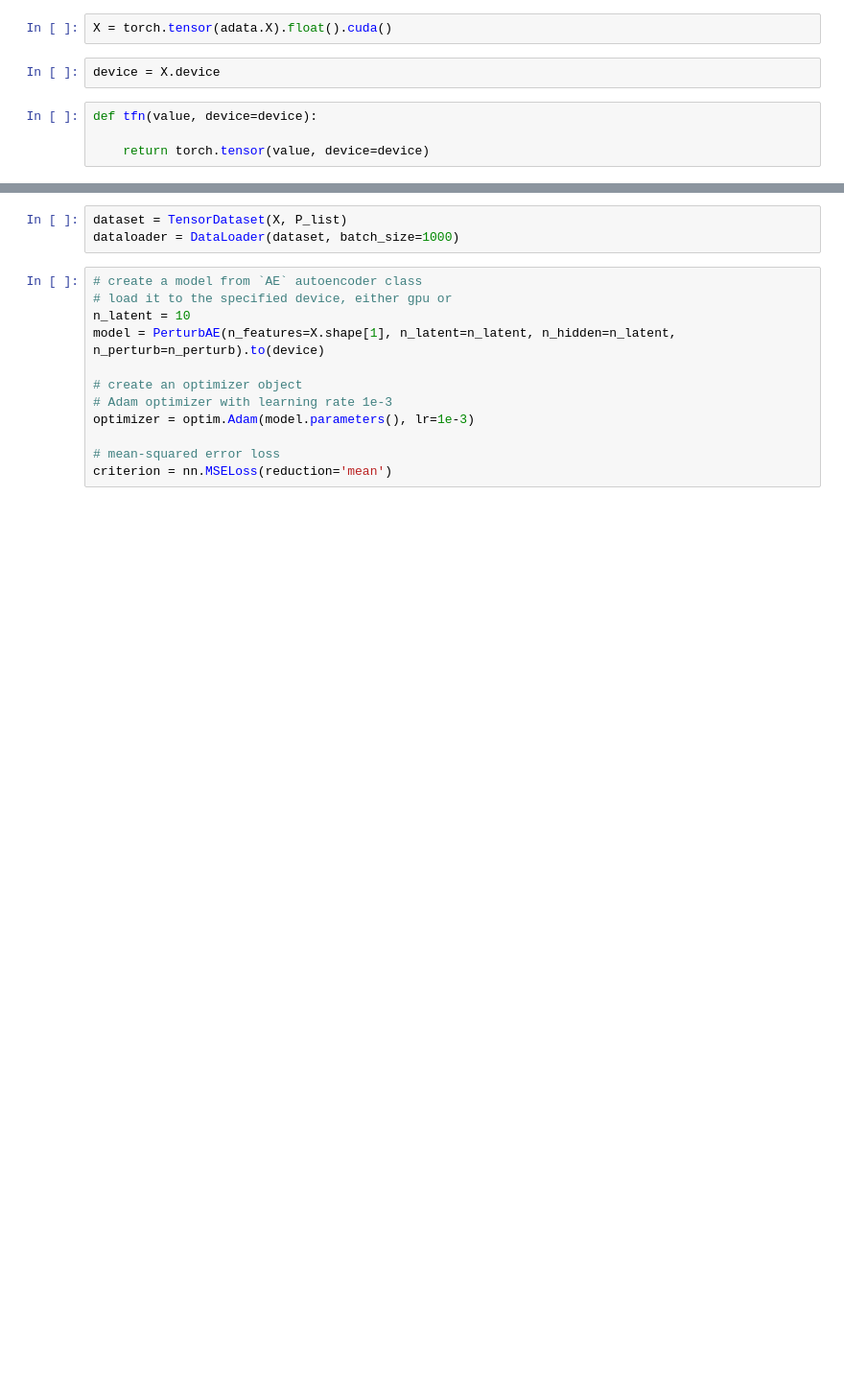
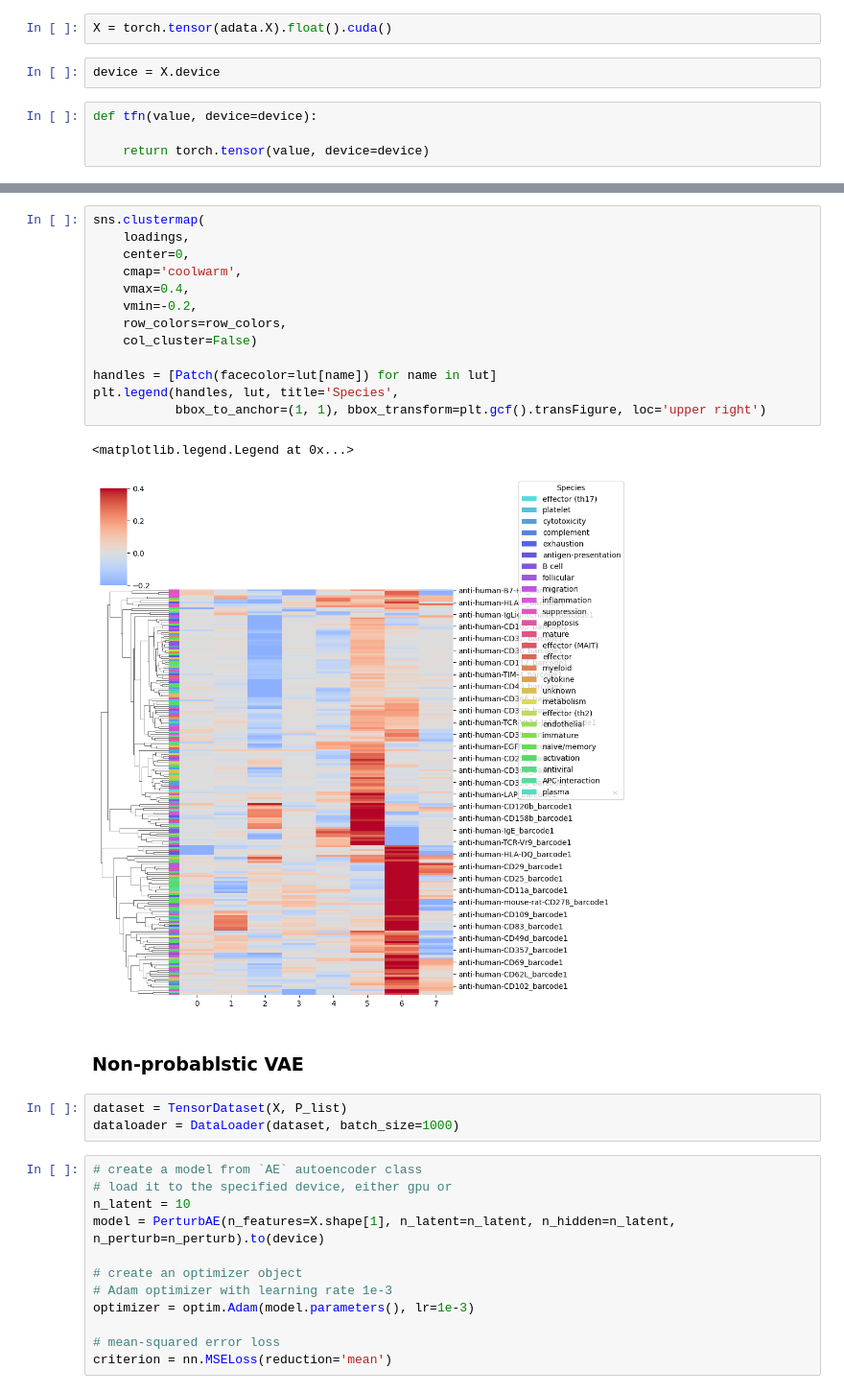
Before and after one commit to mincheoly/PerturbVI, a Jupyter notebook: examples/scitoscreen.ipynb, the cells around one changed output, grey strips where cells are left out. Shown: that part at 96% size. Saved outputs shown, nothing was run; the diff lists cells and outputs as text; blank space fills up the shorter version.

```diff
--- a/examples/scitoscreen.ipynb
+++ b/examples/scitoscreen.ipynb
@@ -102,3 +197,21 @@ class PerturbAE(nn.Module):
+# %%
+sns.clustermap(
+    loadings,
+    center=0,
+    cmap='coolwarm',
+    vmax=0.4,
+    vmin=-0.2,
+    row_colors=row_colors,
+    col_cluster=False)
+
+handles = [Patch(facecolor=lut[name]) for name in lut]
+plt.legend(handles, lut, title='Species',
+           bbox_to_anchor=(1, 1), bbox_transform=plt.gcf().transFigure, loc='upper right')
+# %% [output]
+<matplotlib.legend.Legend at 0x...>
+[figure, added]
+# %% [markdown]
+### Non-probablstic VAE
 # %%
 dataset = TensorDataset(X, P_list)
 dataloader = DataLoader(dataset, batch_size=1000)
```
Also changed, not shown: parts of 16 cells of this notebook, 4 other files.
